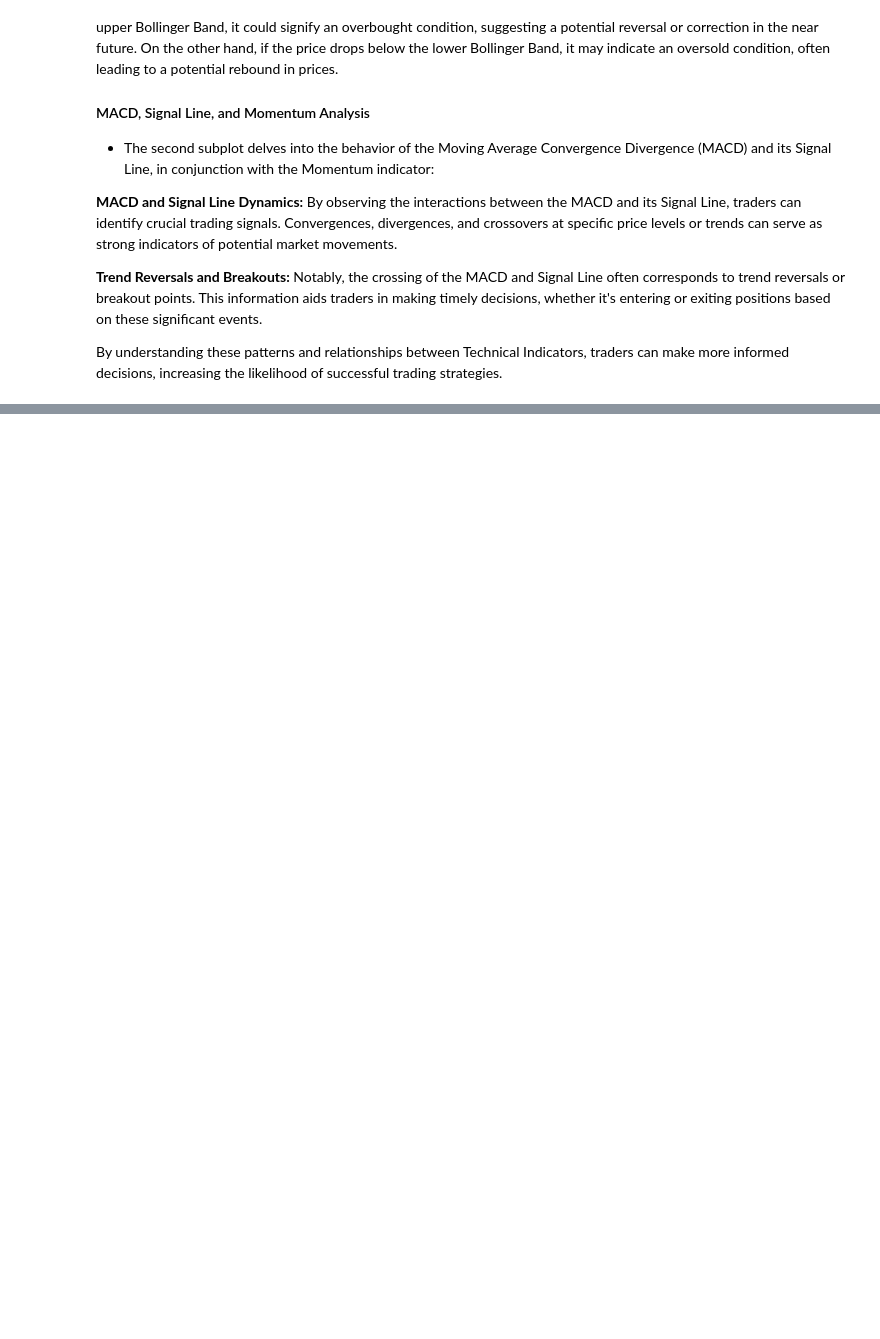
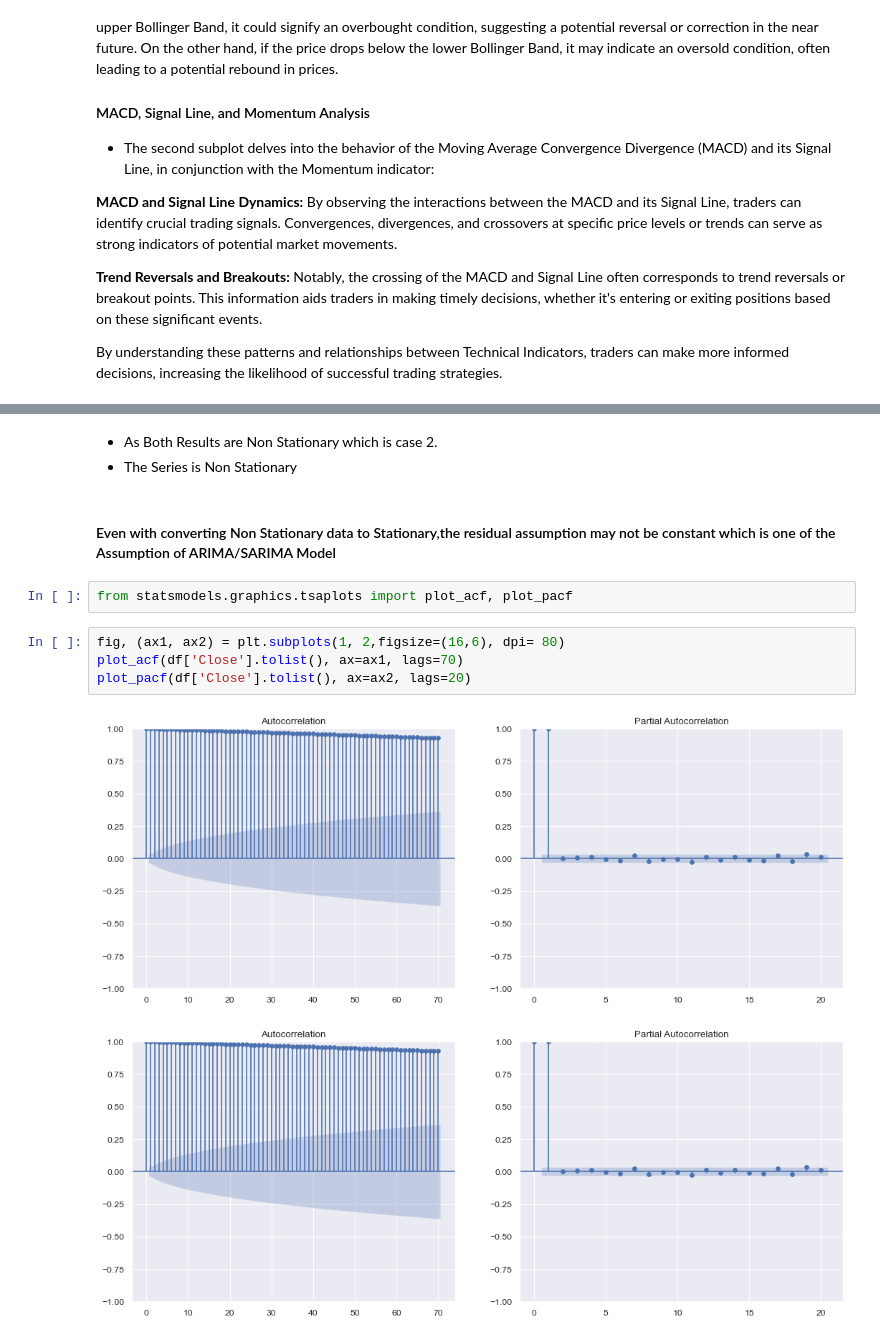
Before and after one commit to AkshayPethe/Nifty_Analysis, a Jupyter notebook: Time_Series_Nifty50_Index.ipynb, the cells around one changed output, grey strips where cells are left out. Drawn from its saved outputs; the diff is of its cells as text; blank space fills up the shorter version.

```diff
--- a/Time_Series_Nifty50_Index.ipynb
+++ b/Time_Series_Nifty50_Index.ipynb
@@ -406,0 +457,14 @@ By understanding these patterns and relationships between Technical Indicators,
+# %% [markdown]
+- As Both Results are Non Stationary which is case 2.
+- The Series is Non Stationary
+# %% [markdown]
+#### Even with converting Non Stationary data to Stationary,the residual assumption may not be constant which is one of the Assumption of ARIMA/SARIMA Model
+# %%
+from statsmodels.graphics.tsaplots import plot_acf, plot_pacf
+# %%
+fig, (ax1, ax2) = plt.subplots(1, 2,figsize=(16,6), dpi= 80)
+plot_acf(df['Close'].tolist(), ax=ax1, lags=70)
+plot_pacf(df['Close'].tolist(), ax=ax2, lags=20)
+# %% [output]
+[figure, added]
+[figure, added]
```
Also changed, not shown: parts of 8 cells of this notebook.
